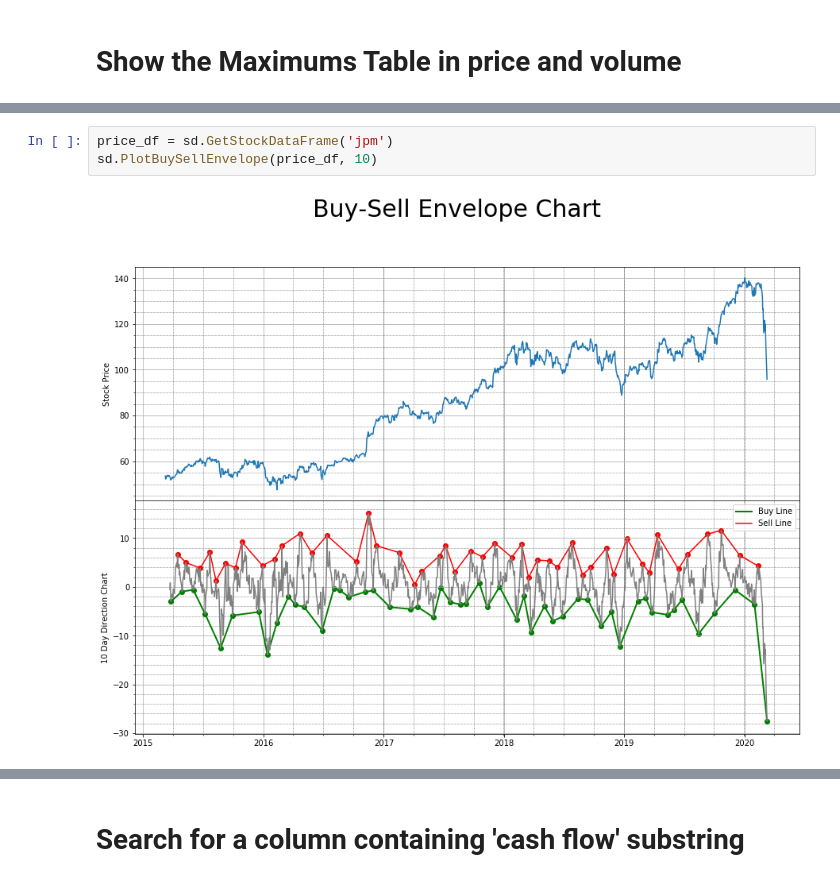
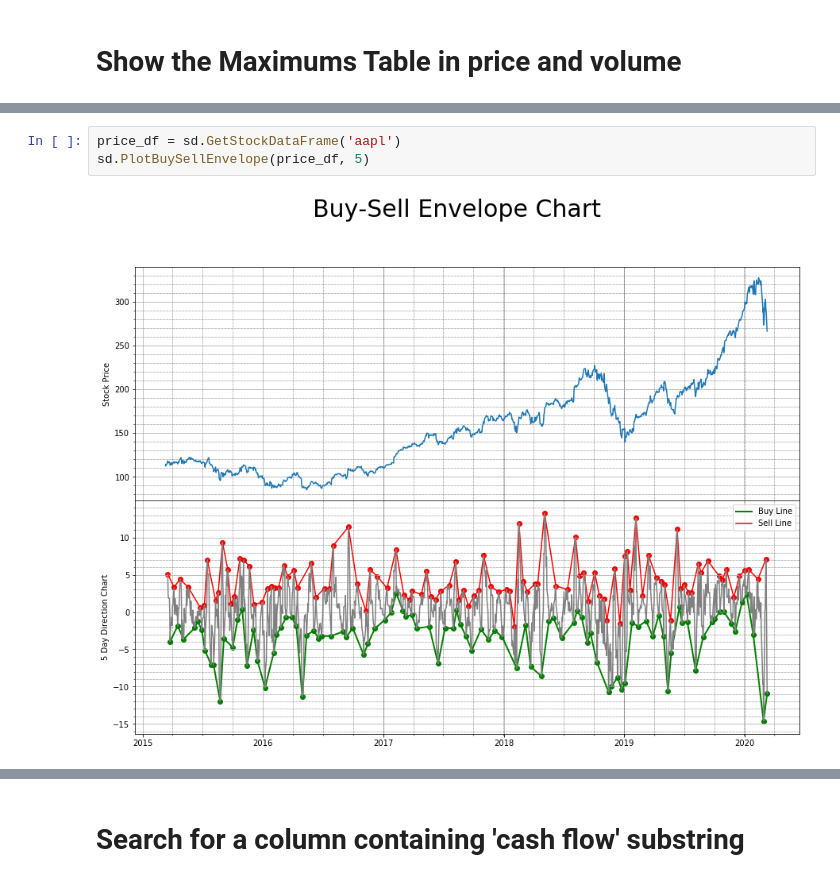
Before and after one commit to sabawi/getstockdata, a Jupyter notebook: test_data.ipynb, the cells around one changed output, grey strips where cells are left out. Saved outputs shown, nothing was run; the diff lists cells and outputs as text.

```diff
--- a/test_data.ipynb
+++ b/test_data.ipynb
@@ -288,8 +288,8 @@ stats
 # %%
-price_df = sd.GetStockDataFrame('jpm')
-sd.PlotBuySellEnvelope(price_df, 10)
+price_df = sd.GetStockDataFrame('aapl')
+sd.PlotBuySellEnvelope(price_df, 5)
 # %% [output]
-[figure, old version]
+[figure, new version]
 # %%
 import numpy as np
 import pandas as pd
```
Also changed, not shown: parts of 18 cells of this notebook, 2 other files.
